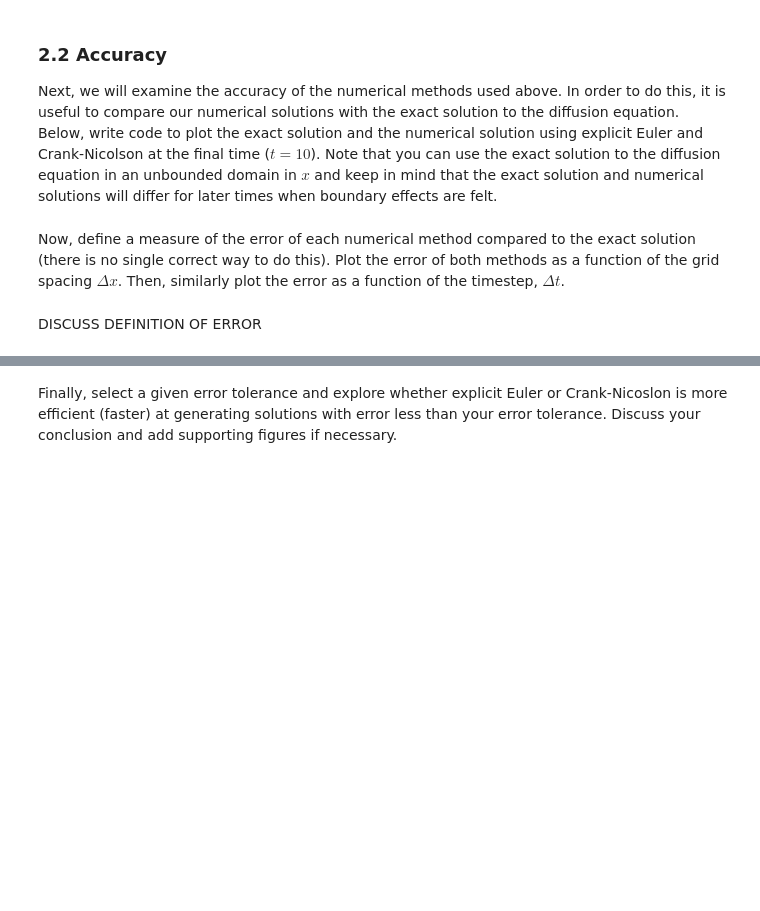
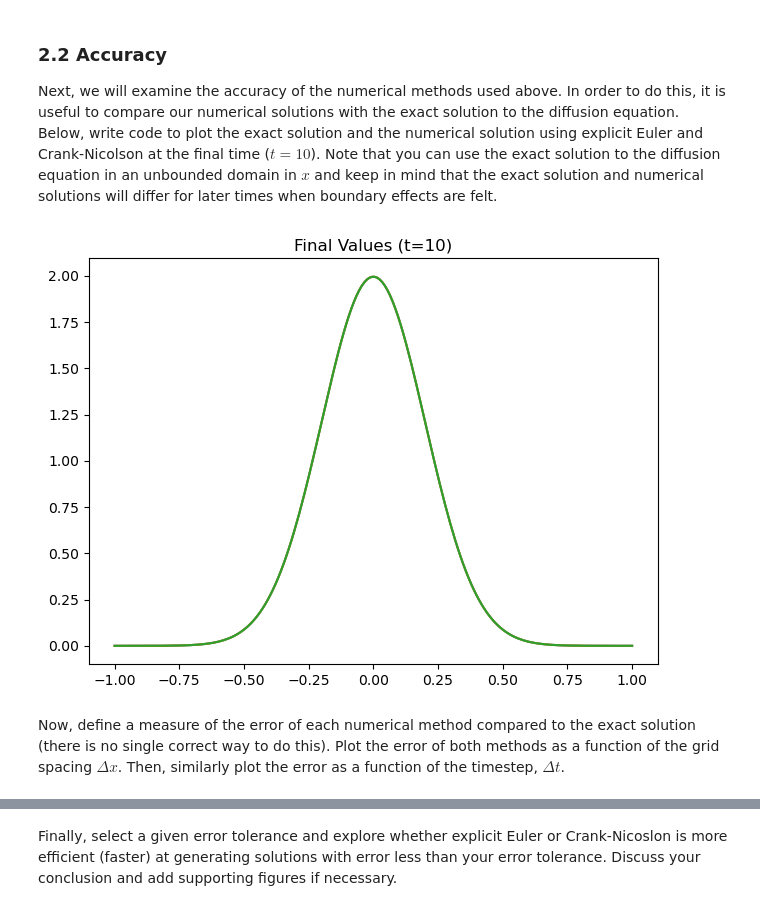
Before and after one commit to louis-de-neve/QCES, a Jupyter notebook: Project1_numerical_methods.ipynb, the cells around one changed output, grey strips where cells are left out. Saved outputs shown, nothing was run; the diff lists cells and outputs as text; code cells hidden in the pictures; blank space fills up the shorter version.

```diff
--- a/Project1_numerical_methods.ipynb
+++ b/Project1_numerical_methods.ipynb
@@ -197,4 +191,15 @@ Next, we will examine the accuracy of the numerical methods used above. In order
+# %%
+def explicit(x, t):
+    return np.sqrt(1 / (4*np.pi*kappa*t))* np.exp((-(x**2)) / (4*kappa*t))
+
+plt.plot(x, c_EE[:, -1])
+plt.plot(x, c_CN[:, -1])
+plt.plot(x, explicit(x, 20))
+plt.title('Final Values (t=10)')
+plt.tight_layout()
+
+plt.show()
+# %% [output]
+[figure, added]
 # %% [markdown]
 Now, define a measure of the error of each numerical method compared to the exact solution (there is no single correct way to do this). Plot the error of both methods as a function of the grid spacing $\Delta x$. Then, similarly plot the error as a function of the timestep, $\Delta t$.
-# %% [markdown]
-DISCUSS DEFINITION OF ERROR
```
Also changed, not shown: parts of 13 cells of this notebook.
